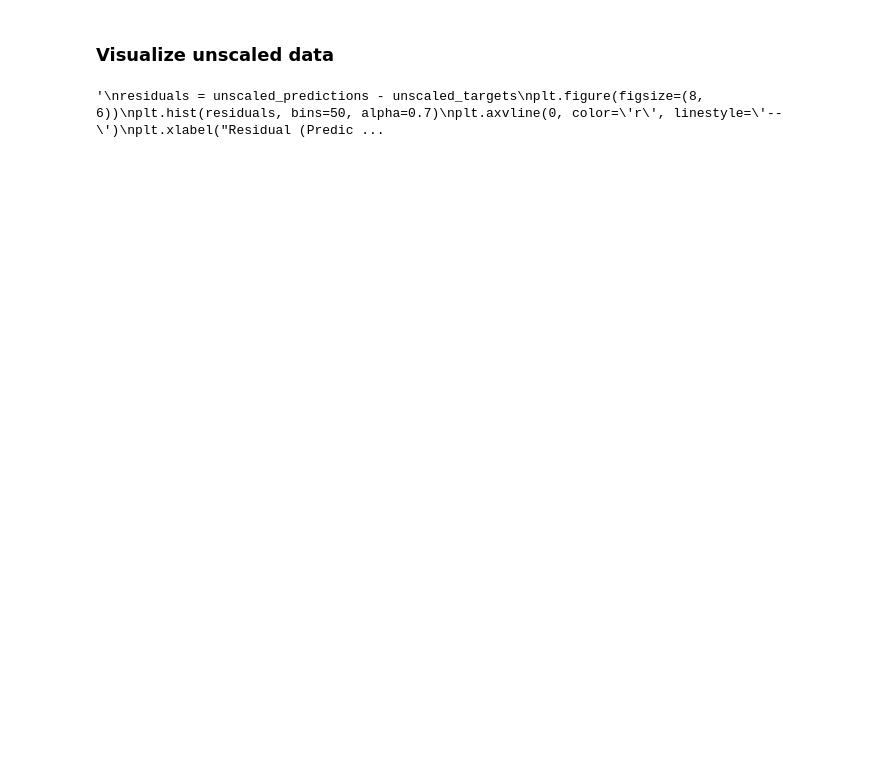
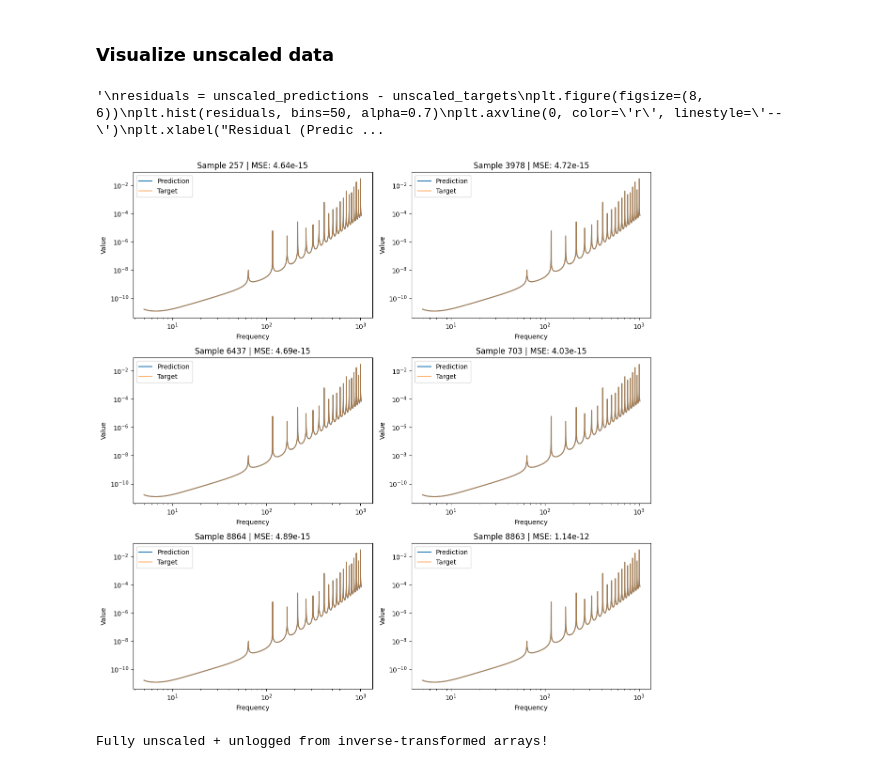
Before and after one commit to abbystokes/SBI_SGWB_DSMMA, a Jupyter notebook: Lexi/VAE.ipynb, the cells around one changed output. Cells and saved outputs as stored; diff of their text form; code cells hidden in the pictures; blank space fills up the shorter version.

```diff
--- a/Lexi/VAE.ipynb
+++ b/Lexi/VAE.ipynb
@@ -564,3 +578,59 @@ plt.show()
 """
 # %% [output]
 '\nresiduals = unscaled_predictions - unscaled_targets\nplt.figure(figsize=(8, 6))\nplt.hist(residuals, bins=50, alpha=0.7)\nplt.axvline(0, color=\'r\', linestyle=\'--\')\nplt.xlabel("Residual (Predic ...
+# %%
+import random
+import matplotlib.pyplot as plt
+
+model.eval()
+
+num_samples = 6
+random_indices = random.sample(range(len(test_dataset)), num_samples)
+
+num_rows = 3
+num_cols = 2
+fig, axs = plt.subplots(num_rows, num_cols, figsize=(12, 12))
+
+for i, idx in enumerate(random_indices):
+    row = i // num_cols
+    col = i % num_cols
+
+    # Now use fully unscaled data
+    pred = unscaled_predictions[idx]
+    target = unscaled_targets[idx]
+
+    # Undo log10 if necessary
+    unlogged_pred = 10**pred
+    unlogged_target = 10**target
+
+    # Compute mean and std
+    samples_mean = np.mean(unlogged_pred)
+    samples_std = np.std(unlogged_pred)
+
+    #ci_lower = samples_mean - 1.96 * samples_std
+    #ci_upper = samples_mean + 1.96 * samples_std
+
+    # MSE
+    mse = np.mean((unlogged_pred - unlogged_target) ** 2)
+
+    # Plot
+    axs[row, col].loglog(sim.freq, unlogged_pred.squeeze(), label='Prediction')
+    axs[row, col].loglog(sim.freq, unlogged_target.squeeze(), label='Target', alpha=0.6)
+    #axs[row, col].fill_between(sim.freq, ci_lower, ci_upper, color='blue', alpha=0.2, label='95% CI')
+
+    axs[row, col].set_xlabel('Frequency')
+    axs[row, col].set_ylabel('Value')
+    axs[row, col].set_title(f'Sample {idx} | MSE: {mse:.2e}')
+    axs[row, col].legend()
+
+# Hide empty subplots
+for i in range(len(random_indices), num_rows * num_cols):
+    axs.flat[i].axis('off')
+
+plt.tight_layout()
+plt.show()
+
+print('Fully unscaled + unlogged from inverse-transformed arrays!')
+# %% [output]
+[figure, added]
+Fully unscaled + unlogged from inverse-transformed arrays!
```
Also changed, not shown: parts of 16 cells of this notebook.
